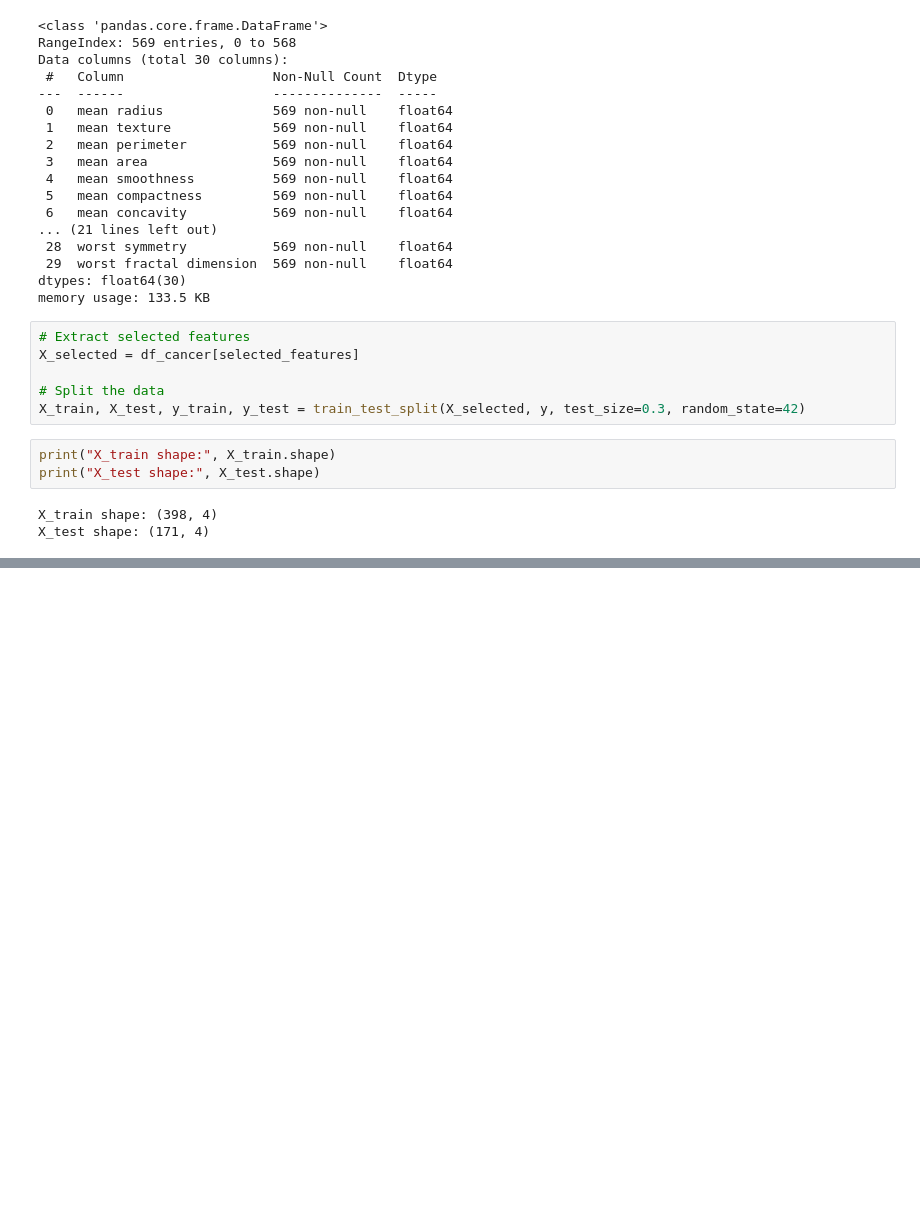
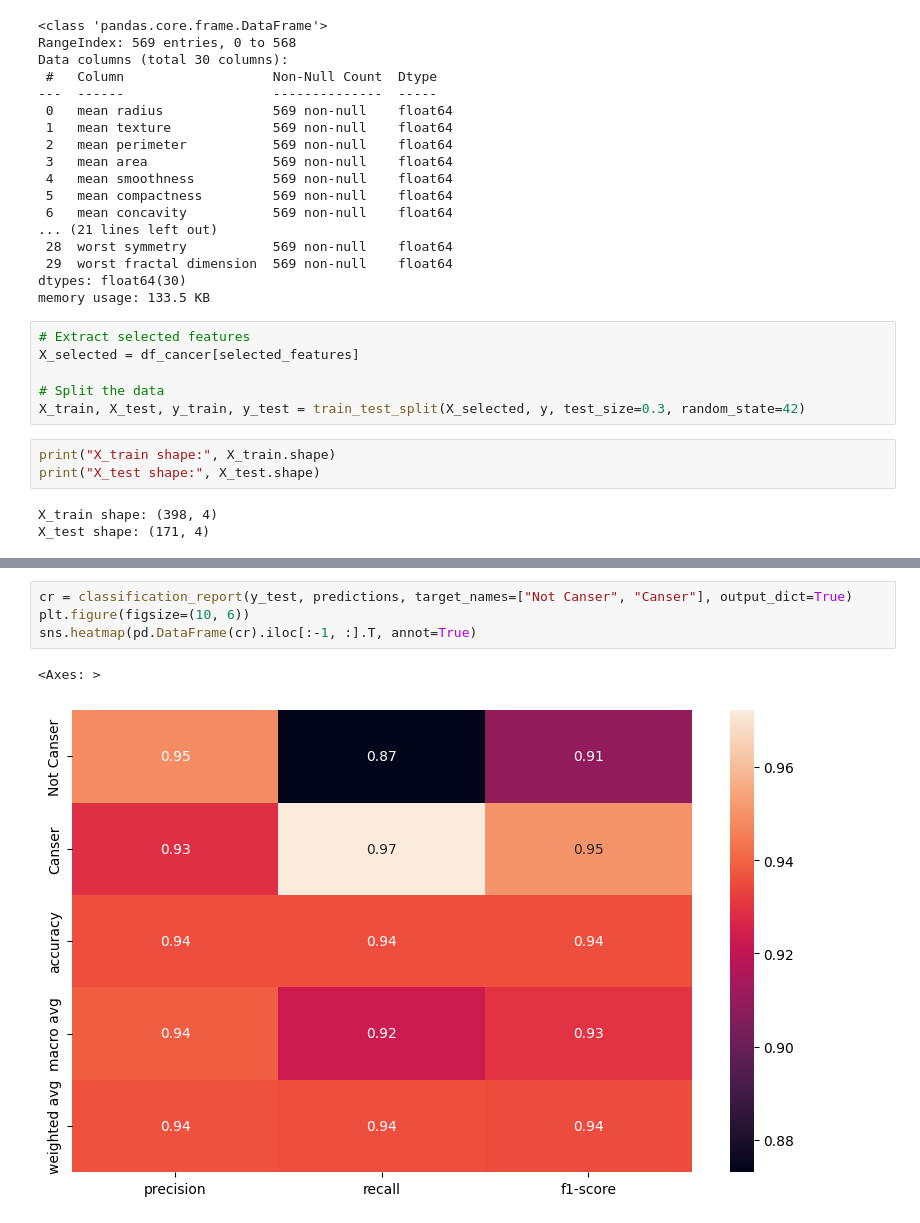
Before and after one commit to beriaacan/Machine-Learning, a Jupyter notebook: Application of Gaussian Naive Bayes/Application_of_Gaussian_Naive_Bayes.ipynb, the cells around one changed output, grey strips where cells are left out. Cells and saved outputs as stored; diff of their text form; blank space fills up the shorter version.

```diff
--- a/Application of Gaussian Naive Bayes/Application_of_Gaussian_Naive_Bayes.ipynb
+++ b/Application of Gaussian Naive Bayes/Application_of_Gaussian_Naive_Bayes.ipynb
@@ -219,0 +264,7 @@ Accuracy score: 0.9239766081871345
+# %%
+cr = classification_report(y_test, predictions, target_names=["Not Canser", "Canser"], output_dict=True)
+plt.figure(figsize=(10, 6))
+sns.heatmap(pd.DataFrame(cr).iloc[:-1, :].T, annot=True)
+# %% [output]
+<Axes: >
+[figure, added]
```
Also changed, not shown: parts of 10 cells of this notebook.
